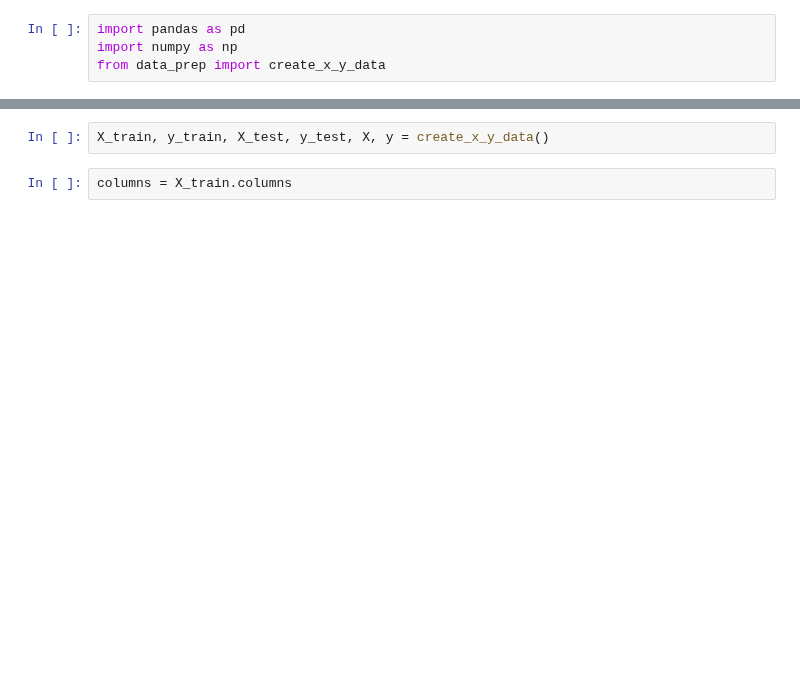
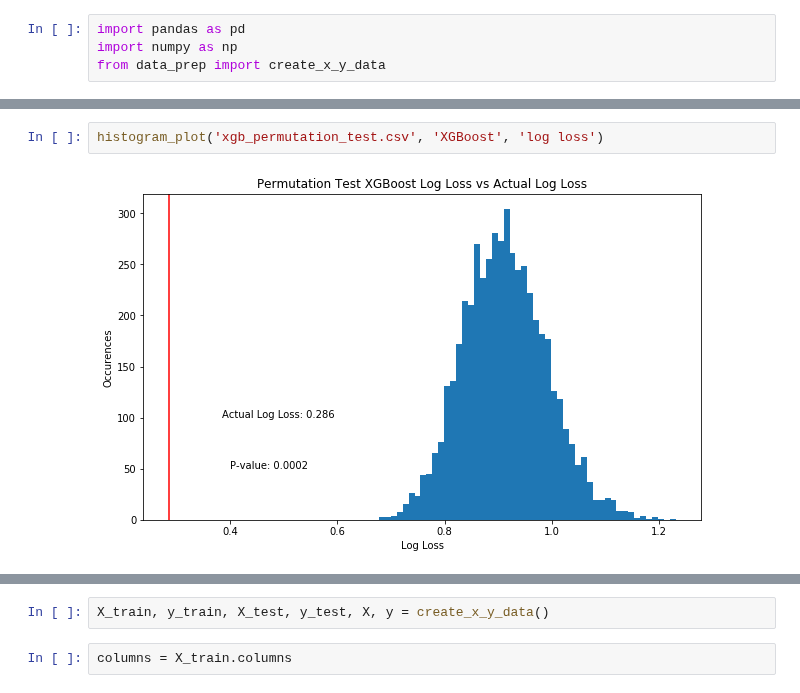
Before and after one commit to NCBI-Hackathons/ConsensusML, a Jupyter notebook: scripts/cm_work/first_round_hack.ipynb, the cells around one changed output, grey strips where cells are left out. Saved outputs shown, nothing was run; the diff lists cells and outputs as text; blank space fills up the shorter version.

```diff
--- a/scripts/cm_work/first_round_hack.ipynb
+++ b/scripts/cm_work/first_round_hack.ipynb
@@ -4,0 +13,4 @@ from data_prep import create_x_y_data
+# %%
+histogram_plot('xgb_permutation_test.csv', 'XGBoost', 'log loss')
+# %% [output]
+[figure, added]
```
Also changed, not shown: parts of 72 cells of this notebook.
